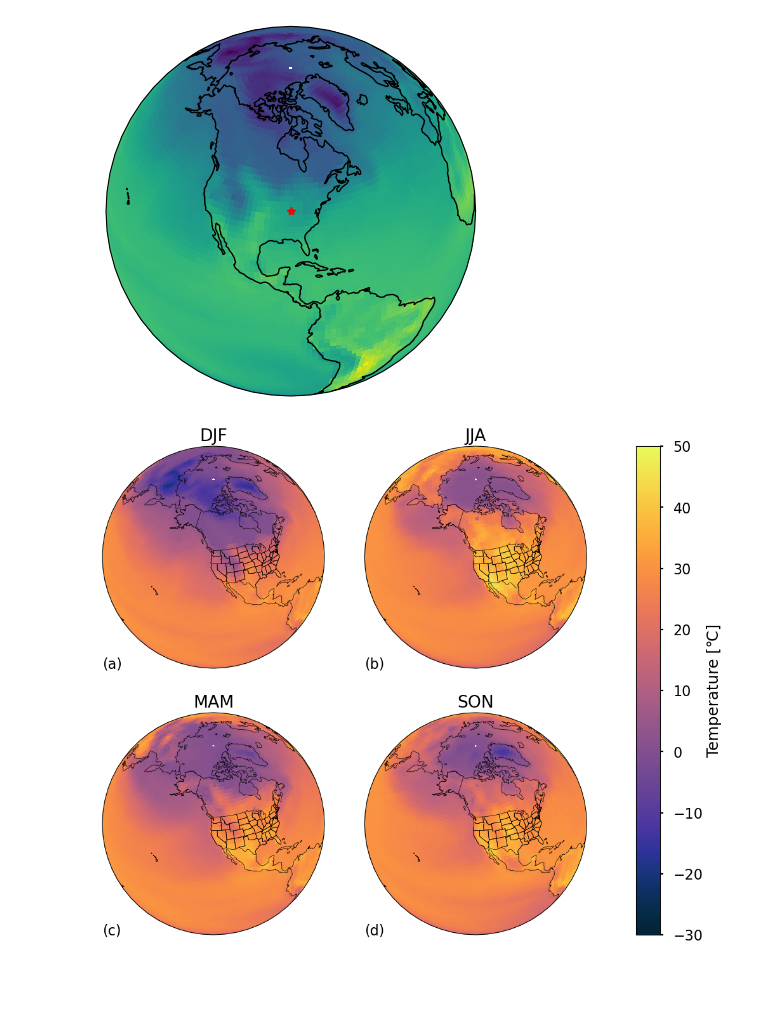
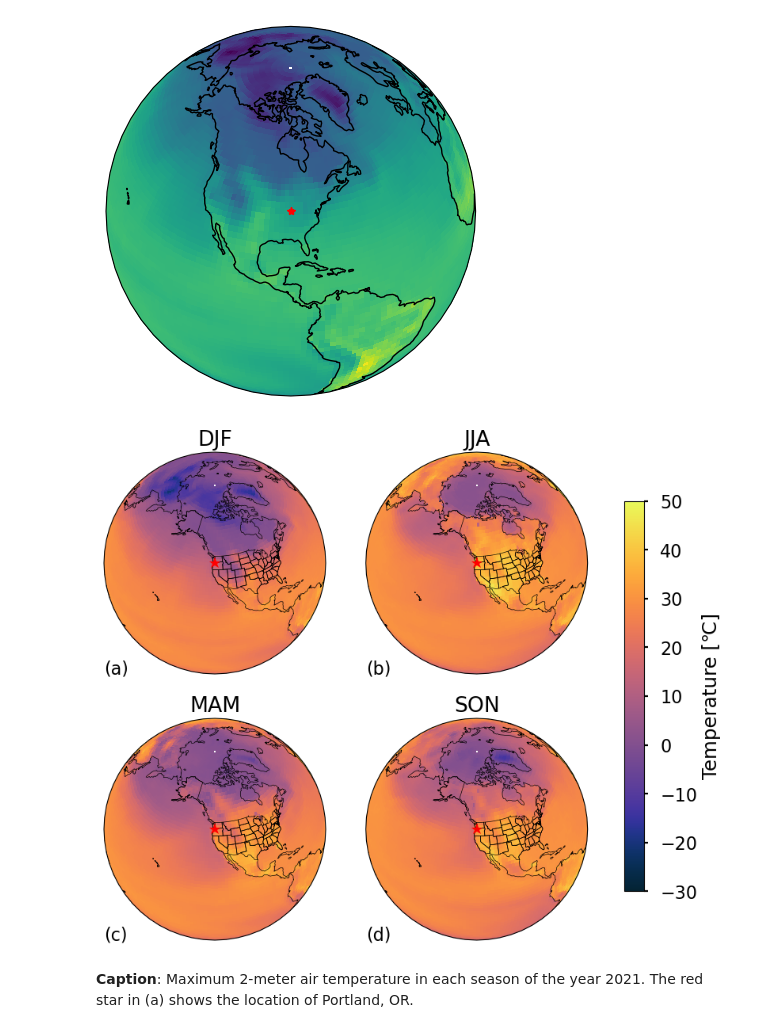
Before and after one commit to match798/G690, a Jupyter notebook: 06_advanced_plotting/06_workalong02_mapping.ipynb, the cells around one changed output. Saved outputs shown, nothing was run; the diff lists cells and outputs as text; code cells hidden in the pictures; blank space fills up the shorter version.

Commit message:
reorganize cells to separate data read in from subsequent computation

```diff
--- a/06_advanced_plotting/06_workalong02_mapping.ipynb
+++ b/06_advanced_plotting/06_workalong02_mapping.ipynb
@@ -134,40 +157,48 @@ import numpy as np
 # %%
 """ Plot the hottest temperature recorded in each season with maplines. """
+
 # set the plot style
 plt.style.use('seaborn-v0_8-poster')
 
+# set the colormap
+cmap = cmocean.cm.thermal
+
+# set the lat/lon of Portland, OR
 portland_lon = -122.6765
 portland_lat = 45.5231
-# projection
+
+# set the projection
 projection = cartopy.crs.Orthographic(central_longitude=portland_lon, central_latitude=portland_lat)
 transform = cartopy.crs.PlateCarree()
 
-fig, axs2d = plt.subplots(2,2, figsize=(20,10), sharex=True, sharey=True, subplot_kw=(dict(projection=projection)))
+fig, axs2d = plt.subplots(2,2, figsize=(12,8), sharex=True, sharey=True, subplot_kw=(dict(projection=projection)))
+axs = axs2d.ravel()
 
 # reduce the horiziontal spacing between plots
-plt.subplots_adjust(wspace=-0.5)
+plt.subplots_adjust(wspace=-0.2)
 
-axs = axs2d.ravel()
-
+# set panel labels
 labels = ['(a)', '(b)', '(c)', '(d)']
 
-# select the season's data
 for ax, season, label in zip(axs, seasons, labels):
     max_temp_this_season = max_temp_xr.sel(season = season) - 273.15
     cplt = ax.pcolormesh(lon, lat, max_temp_this_season, cmap=cmap, vmin=-30, vmax=50, transform=transform)
+    #fig.colorbar(cplt, ax=ax, label="Temperature [℃]")
+
+    ax.plot(portland_lon, portland_lat, 'r*', transform=transform)
+
+    ax.text(0.0, 0.0, label, transform=ax.transAxes, fontsize=16)
+    ax.set_title(str(season.values))
+
     ax.coastlines()
     ax.add_feature(cartopy.feature.STATES)
     ax.set_global()
-    #fig.colorbar(cplt, ax=ax, label="Temperature [℃]")
-    #ax.set_yticks(np.arange(-80, 100, 20))
-    ax.text(0.0, 0.0, label, transform=ax.transAxes, fontsize=16)
-    #ax.set_ylabel("Latitude [°N]")
-    #ax.set_xlabel("Longitude [°E]")
-    ax.set_title(str(season.values))
 
-fig.colorbar(cplt, ax=axs, label="Temperature [℃]")
+fig.colorbar(cplt, ax=axs, shrink=0.8, label="Temperature [℃]")
 #plt.tight_layout()
 plt.savefig("season_max_temp_proj", dpi=300, bbox_inches='tight')
 plt.show()
 # %% [output]
-[figure, old version]
+[figure, new version]
+# %% [markdown]
+**Caption**: Maximum 2-meter air temperature in each season of the year 2021. The red star in (a) shows the location of Portland, OR.
```
Also changed, not shown: parts of 8 cells of this notebook.
